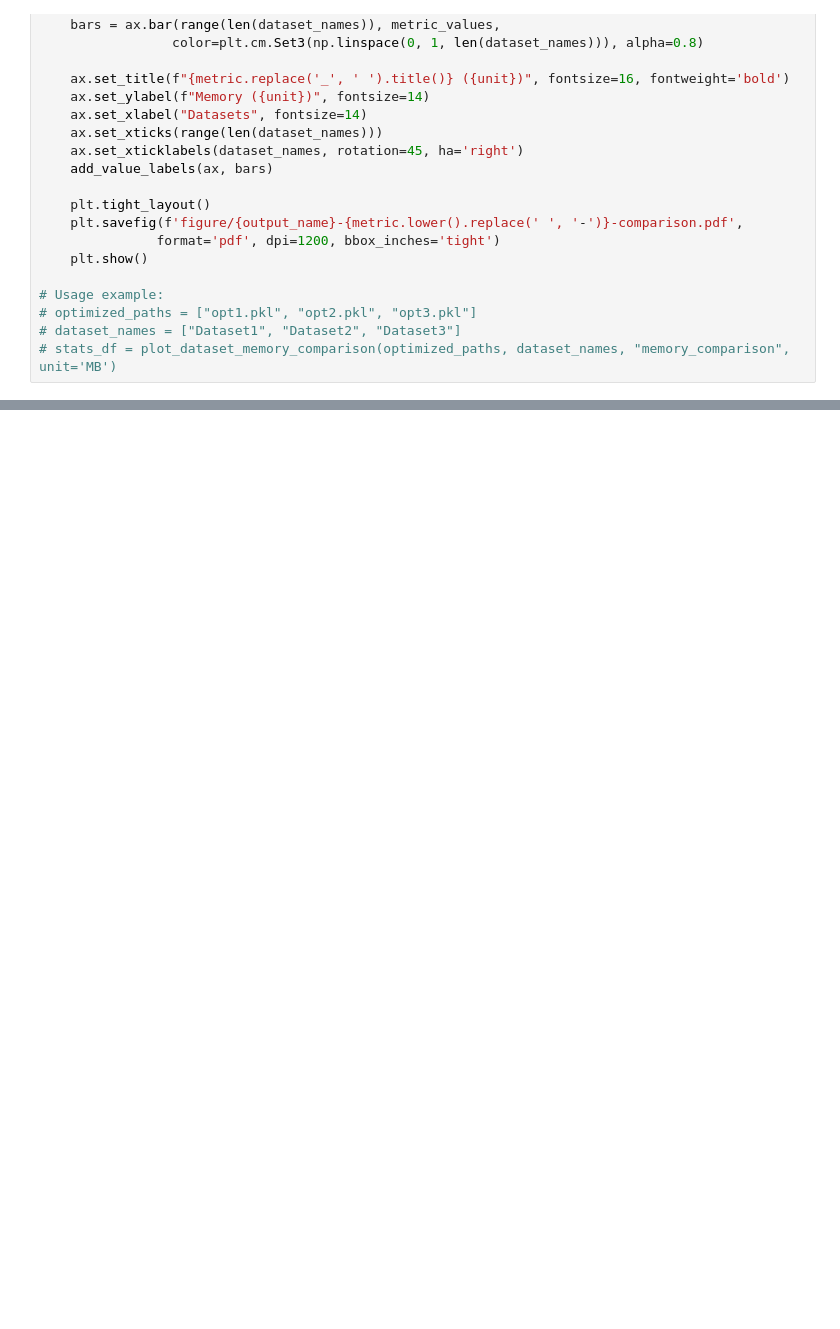
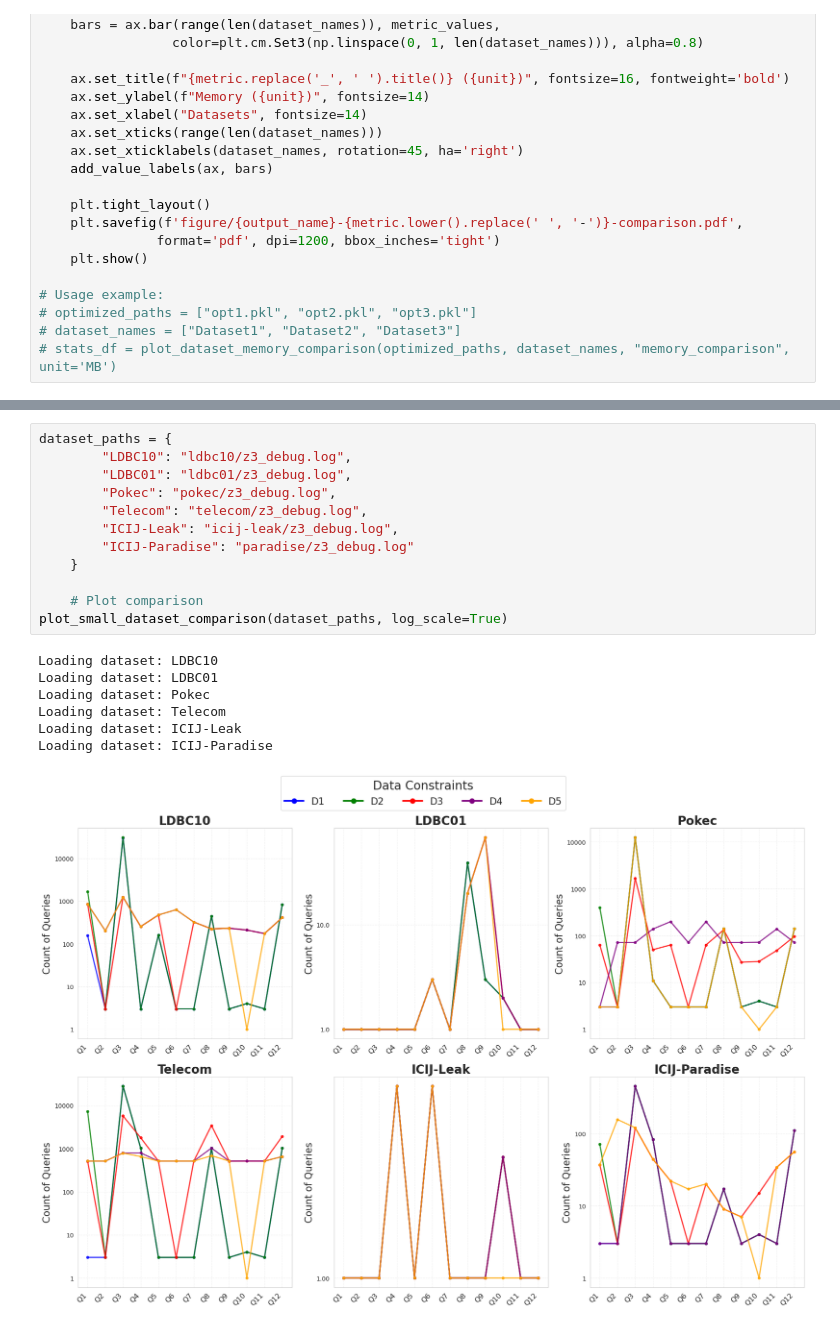
Before and after one commit to Wanshuiquan/MillenniumDB, a Jupyter notebook: evaluation/refine-case-study/case-studies.ipynb, the cells around one changed output, grey strips where cells are left out. Cells and saved outputs as stored; diff of their text form; blank space fills up the shorter version.

```diff
--- a/evaluation/refine-case-study/case-studies.ipynb
+++ b/evaluation/refine-case-study/case-studies.ipynb
@@ -1224,0 +1330,20 @@ def plot_small_dataset(path, name, log_scale=False):
+# %%
+dataset_paths = {
+        "LDBC10": "ldbc10/z3_debug.log",
+        "LDBC01": "ldbc01/z3_debug.log",
+        "Pokec": "pokec/z3_debug.log",
+        "Telecom": "telecom/z3_debug.log",
+        "ICIJ-Leak": "icij-leak/z3_debug.log",
+        "ICIJ-Paradise": "paradise/z3_debug.log"
+    }
+
+    # Plot comparison
+plot_small_dataset_comparison(dataset_paths, log_scale=True)
+# %% [output]
+Loading dataset: LDBC10
+Loading dataset: LDBC01
+Loading dataset: Pokec
+Loading dataset: Telecom
+Loading dataset: ICIJ-Leak
+Loading dataset: ICIJ-Paradise
+[figure, added]
```
Also changed, not shown: parts of 3 cells of this notebook, 9 other files.
